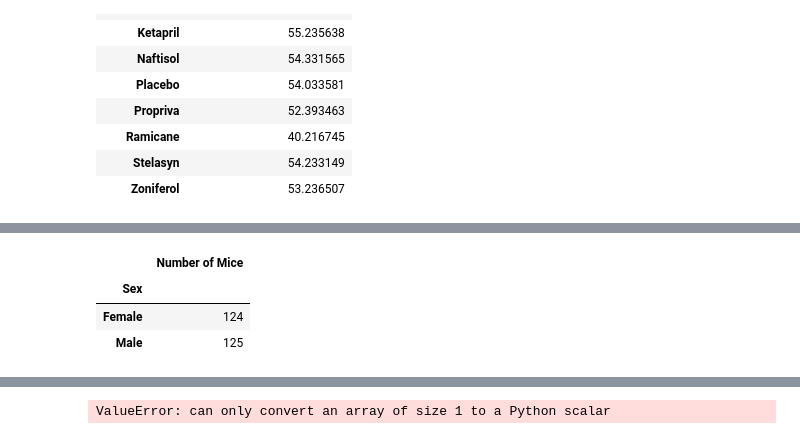
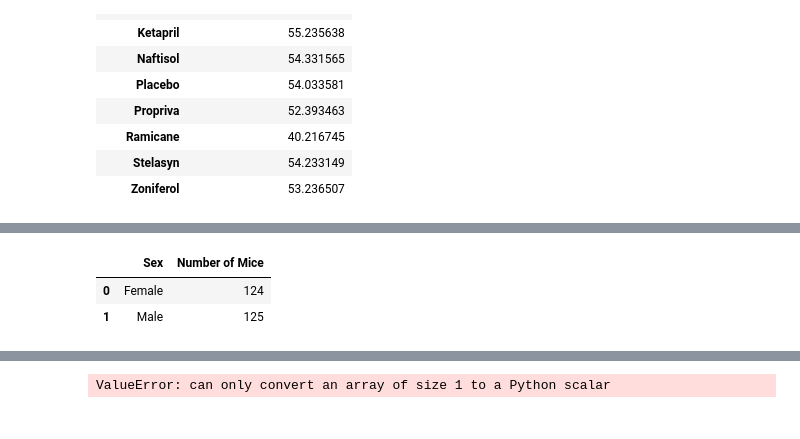
Before and after one commit to J-Schea29/matplotlib-challenge, a Jupyter notebook: Untitled.ipynb, the cells around one changed output, grey strips where cells are left out. Saved outputs shown, nothing was run; the diff lists cells and outputs as text; code cells hidden in the pictures.

```diff
--- a/Untitled.ipynb
+++ b/Untitled.ipynb
@@ -164,17 +164,16 @@ plt.tight_layout()
 [interactive output not drawn]
 # %%
 #Generate a pie plot using both Pandas’s DataFrame.plot() and Matplotlib’s pyplot that shows the distribution of female or male mice in the study.
-
+%matplotlib notebook
 gender_mouse = mouse_results.groupby(["Sex", "Mouse ID"])
 gender = gender_mouse.count()
 gender_count = gender.groupby(["Sex"])
 counted = gender_count.count()
 counted = counted[["Timepoint"]]
 counted = counted.rename(columns = {"Timepoint": "Number of Mice"})
-counted
+counted.reset_index ()
 # %% [output]
-|  | Number of Mice |
-| Sex |  |
-| Female | 124 |
-| Male | 125 |
+|  | Sex | Number of Mice |
+| 0 | Female | 124 |
+| 1 | Male | 125 |
 # %%
```
Also changed, not shown: parts of 12 cells of this notebook.
